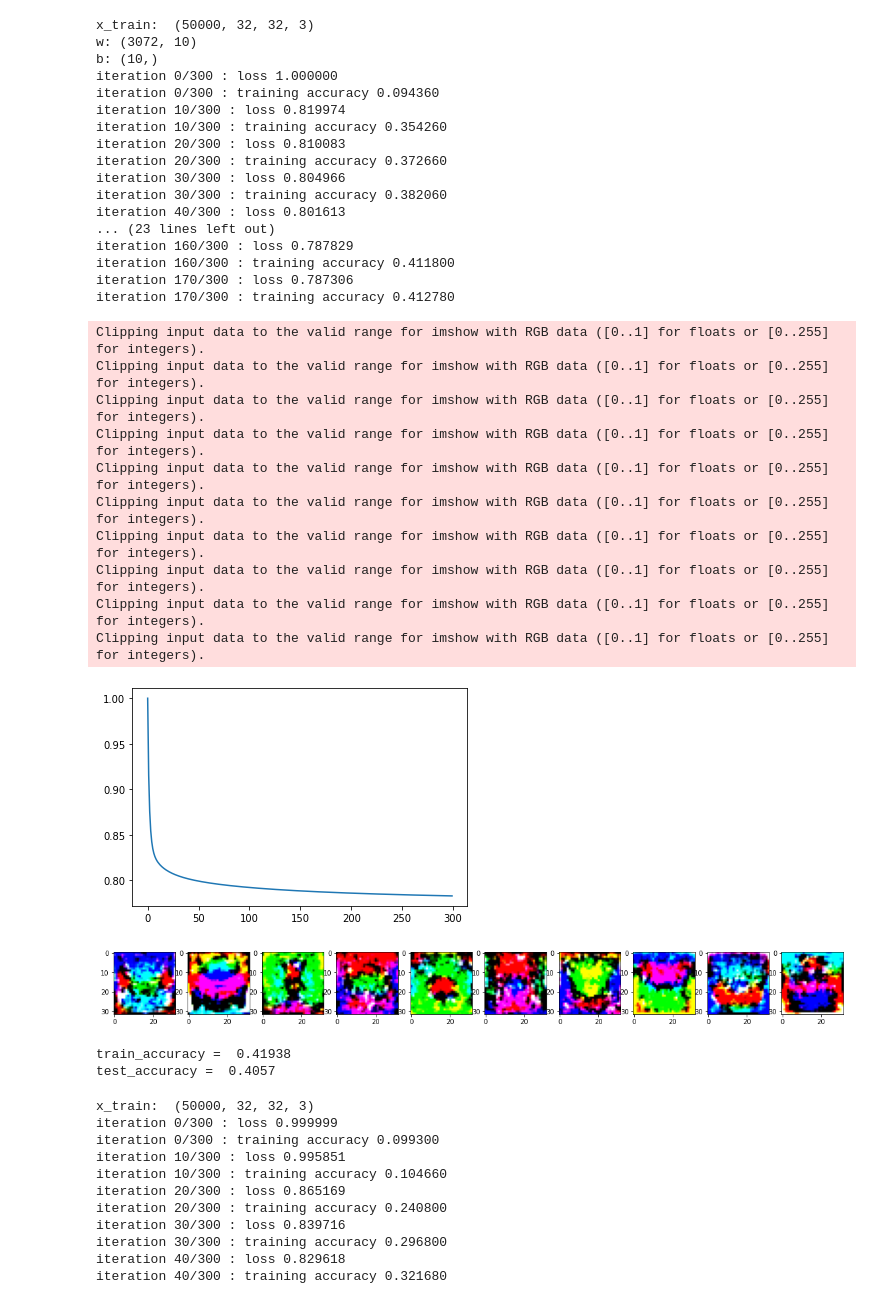
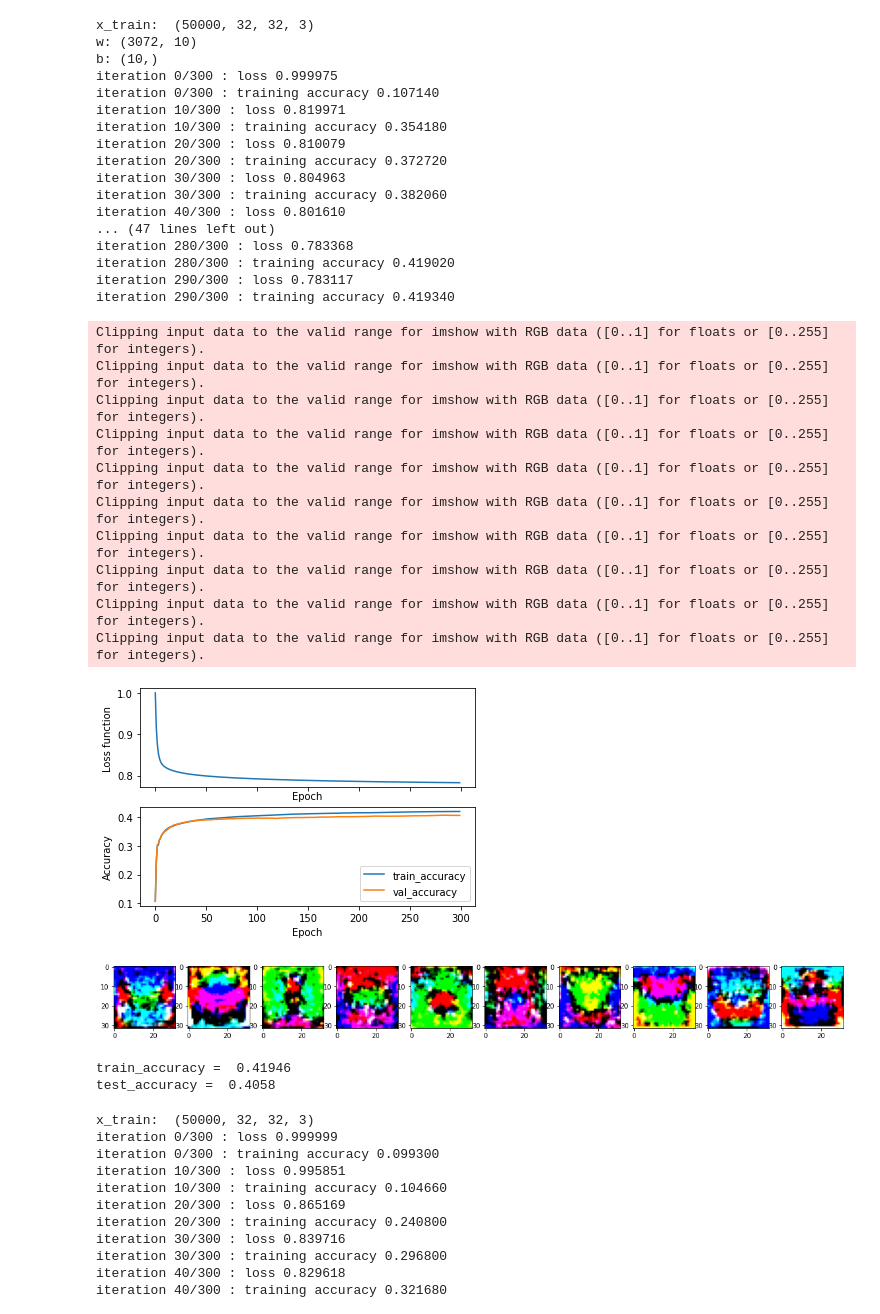
Before and after one commit to Mugunthan98/Assignment, a Jupyter notebook: Assignment4.ipynb, the cells around one changed output. Drawn from its saved outputs; the diff is of its cells as text; code cells hidden in the pictures.

```diff
--- a/Assignment4.ipynb
+++ b/Assignment4.ipynb
@@ -57,15 +57,22 @@ for t in range(iterations):
 
   # Forward pass
   y_pred=x.dot(w)+b
+
   loss=1/batch_size*np.square(y_pred-y).sum()+reg*np.sum(w*w)
   loss_history.append(loss)
-  acc=(Ntr-np.count_nonzero(np.abs(np.argmax(y,axis=1)-np.argmax(y_pred,axis=1))))/Ntr
-  train_acc_history.append(acc)
+
+  train_acc=(Ntr-np.count_nonzero(np.abs(np.argmax(y,axis=1)-np.argmax(y_pred,axis=1))))/Ntr
+  train_acc_history.append(train_acc)
+
+  y_pred2=x_test.dot(w)+b
+  val_acc=(Nte-np.count_nonzero(np.abs(np.argmax(y_test,axis=1)-np.argmax(y_pred2,axis=1))))/Nte
+  val_acc_history.append(val_acc)
+
 
 
   if t%10==0:
     print('iteration %d/%d : loss %f'%(t,iterations,loss))
-    print('iteration %d/%d : training accuracy %f'%(t,iterations,acc))
+    print('iteration %d/%d : training accuracy %f'%(t,iterations,train_acc))
 
 
   # Backward pass
@@ -79,55 +86,67 @@ for t in range(iterations):
 x_train:  (50000, 32, 32, 3)
 w: (3072, 10)
 b: (10,)
-iteration 0/300 : loss 1.000000
-iteration 0/300 : training accuracy 0.094360
-iteration 10/300 : loss 0.819974
-iteration 10/300 : training accuracy 0.354260
-iteration 20/300 : loss 0.810083
-iteration 20/300 : training accuracy 0.372660
-iteration 30/300 : loss 0.804966
+iteration 0/300 : loss 0.999975
+iteration 0/300 : training accuracy 0.107140
+iteration 10/300 : loss 0.819971
+iteration 10/300 : training accuracy 0.354180
+iteration 20/300 : loss 0.810079
+iteration 20/300 : training accuracy 0.372720
+iteration 30/300 : loss 0.804963
 iteration 30/300 : training accuracy 0.382060
-iteration 40/300 : loss 0.801613
-... (23 lines left out)
-iteration 160/300 : loss 0.787829
-iteration 160/300 : training accuracy 0.411800
-iteration 170/300 : loss 0.787306
-iteration 170/300 : training accuracy 0.412780
+iteration 40/300 : loss 0.801610
+... (47 lines left out)
+iteration 280/300 : loss 0.783368
+iteration 280/300 : training accuracy 0.419020
+iteration 290/300 : loss 0.783117
+iteration 290/300 : training accuracy 0.419340
 # %%
 
 # Printing accuracies and displaying w as images
-plt.plot(loss_history)
+fig,axes=plt.subplots(2,1,sharex=True)
+axes[0].plot(loss_history)
+axes[0].set_xlabel('Epoch')
+axes[0].set_ylabel('Loss function')
+
+axes[1].plot(train_acc_history, label = 'train_accuracy')
+axes[1].plot(val_acc_history, label = 'val_accuracy')
+axes[1].set_xlabel('Epoch')
+axes[1].set_ylabel('Accuracy')
+plt.legend(loc='lower right')
+
+
+
 fig,ax=plt.subplots(1,10)
 fig.set_size_inches(20,10)
 
 for i in range(10):
-  img=w1[:,i].reshape(32,32,3)
+  img=w[:,i].reshape(32,32,3)
   ax[i].imshow(img*1000)
 plt.show()
 
-y_pred1=x_train.dot(w1)+b1
+y_pred1=x_train.dot(w)+b
 train_acc=(Ntr-np.count_nonzero(np.abs(np.argmax(y_train,axis=1)-np.argmax(y_pred1,axis=1))))/Ntr
 print('train_accuracy = ',train_acc)
 
 
-y_pred2=x_test.dot(w1)+b1
+y_pred2=x_test.dot(w)+b
 test_acc=(Nte-np.count_nonzero(np.abs(np.argmax(y_test,axis=1)-np.argmax(y_pred2,axis=1))))/Nte
 print('test_accuracy = ',test_acc)
 # %% [output]
 Clipping input data to the valid range for imshow with RGB data ([0..1] for floats or [0..255] for integers).
 Clipping input data to the valid range for imshow with RGB data ([0..1] for floats or [0..255] for integers).
 Clipping input data to the valid range for imshow with RGB data ([0..1] for floats or [0..255] for integers).
 Clipping input data to the valid range for imshow with RGB data ([0..1] for floats or [0..255] for integers).
 Clipping input data to the valid range for imshow with RGB data ([0..1] for floats or [0..255] for integers).
 Clipping input data to the valid range for imshow with RGB data ([0..1] for floats or [0..255] for integers).
 Clipping input data to the valid range for imshow with RGB data ([0..1] for floats or [0..255] for integers).
 Clipping input data to the valid range for imshow with RGB data ([0..1] for floats or [0..255] for integers).
 Clipping input data to the valid range for imshow with RGB data ([0..1] for floats or [0..255] for integers).
 Clipping input data to the valid range for imshow with RGB data ([0..1] for floats or [0..255] for integers).
-[figure, old version]
+[figure, new version]
 [figure]
-train_accuracy =  0.41938
-test_accuracy =  0.4057
+train_accuracy =  0.41946
+test_accuracy =  0.4058
 # %%
 #Question2
 import tensorflow as tf
```
